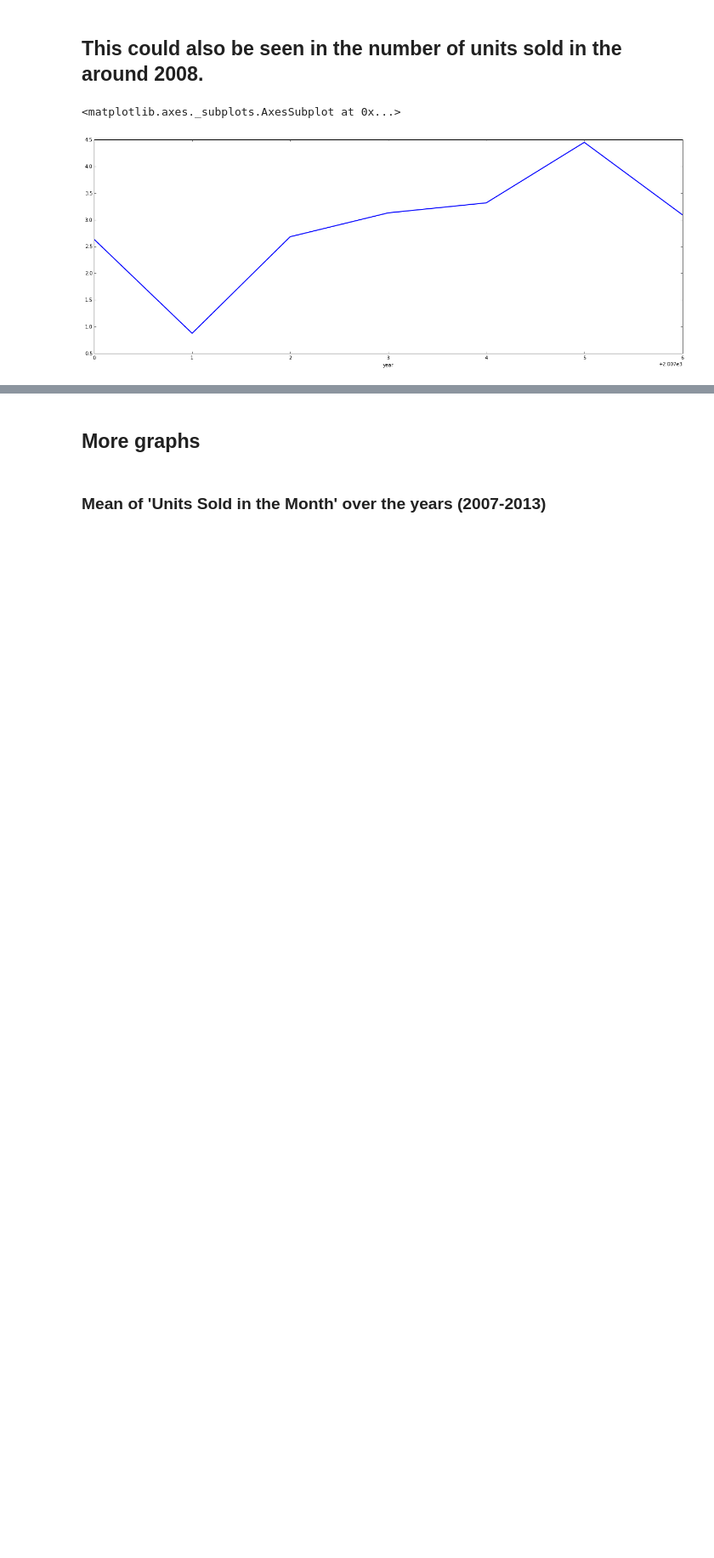
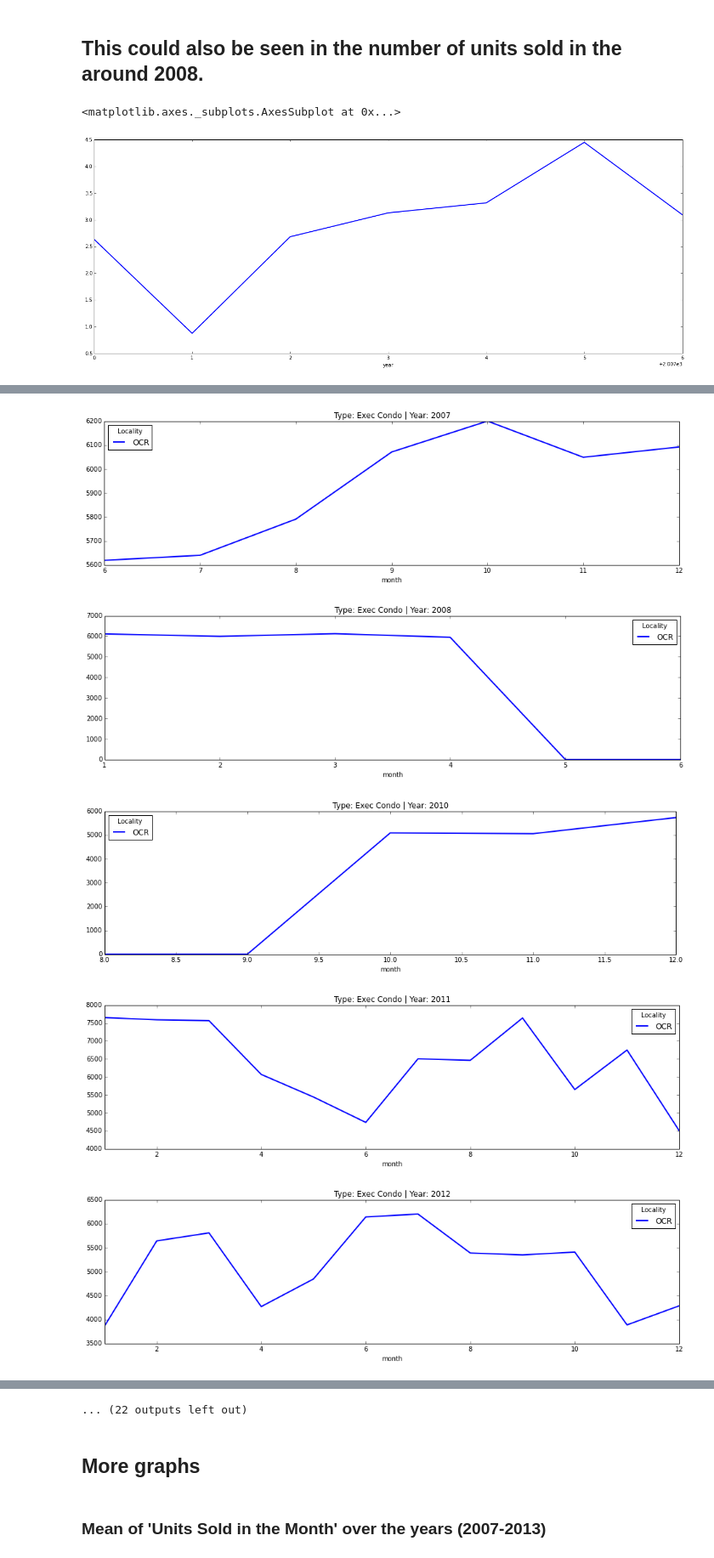
Before and after one commit to Devang-25/codeRiddles, a Jupyter notebook: gramener/property_singapore/prop_corr.ipynb, the cells around one changed output, grey strips where cells are left out. Shown at 85% size. Drawn from its saved outputs; the diff is of its cells as text; code cells hidden in the pictures; blank space fills up the shorter version.

```diff
--- a/gramener/property_singapore/prop_corr.ipynb
+++ b/gramener/property_singapore/prop_corr.ipynb
@@ -117,0 +127,15 @@ df_agg.sortlevel(0).groupby(level=0).mean()['Units Sold in the Month'].plot(figs
+# %%
+for _type in prop_types:
+    df_spec = df_agg.xs(_type, level='Property Type', drop_level=True)
+    years = df_spec.index.get_level_values(0).unique()
+    for year in years:
+        df_ = df_spec.xs(year, level='year', drop_level=True)
+        df_ = df_.unstack(0)
+        df_.columns = df_.columns.droplevel()
+        df_.plot(figsize=(16,4), linewidth=2, title="Type: %s | Year: %s" % (_type, year))
+# %% [output]
+[figure, added]
+[figure, added]
+[figure, added]
+[figure, added]
+[figure, added]
@@ -118,3 +149,4 @@ df_agg.sortlevel(0).groupby(level=0).mean()['Units Sold in the Month'].plot(figs
+... (22 outputs left out)
 # %% [markdown]
 ## More graphs
 # %% [markdown]
```
Also changed, not shown: parts of 23 cells of this notebook, 1 other file.
